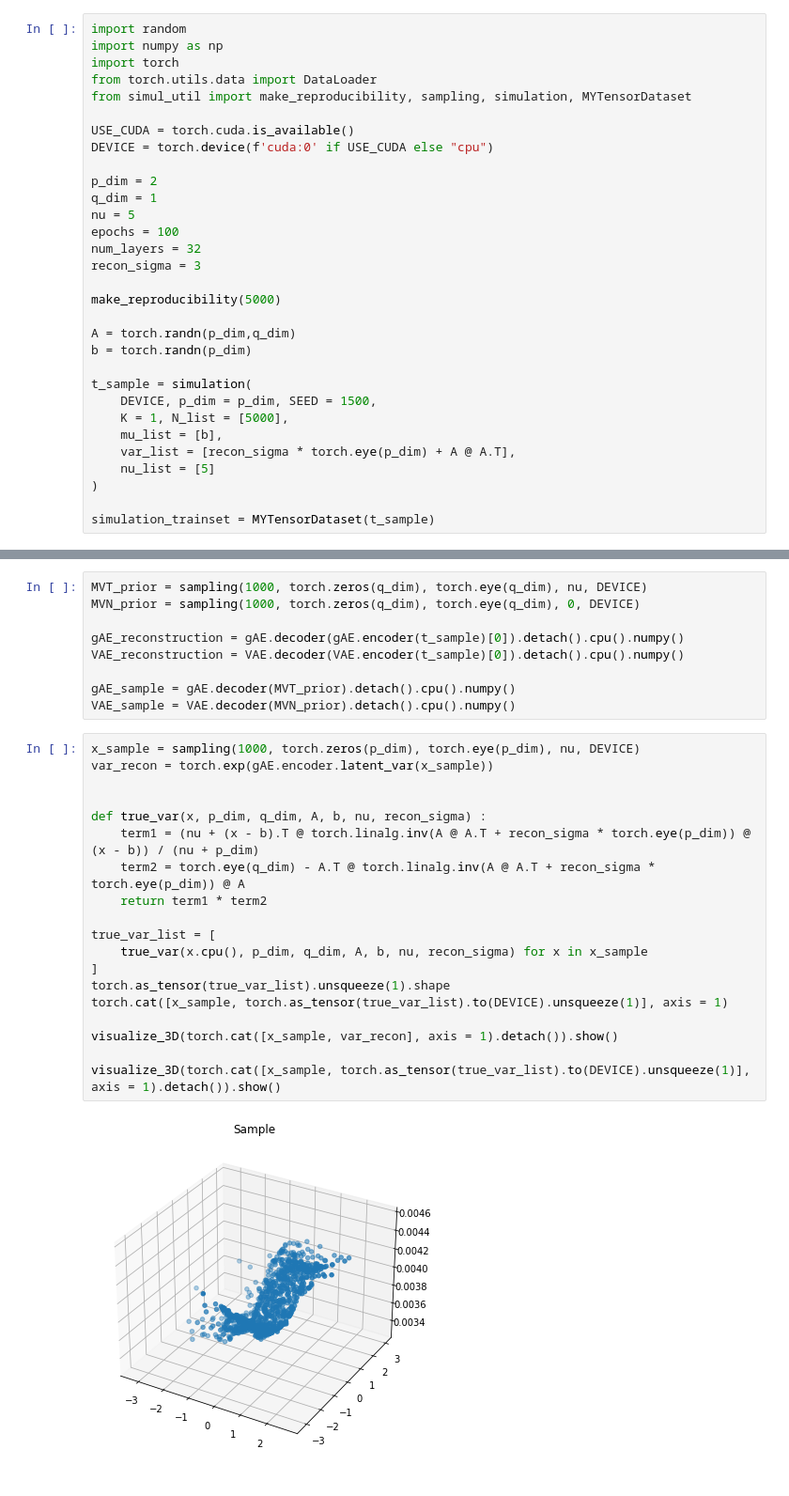
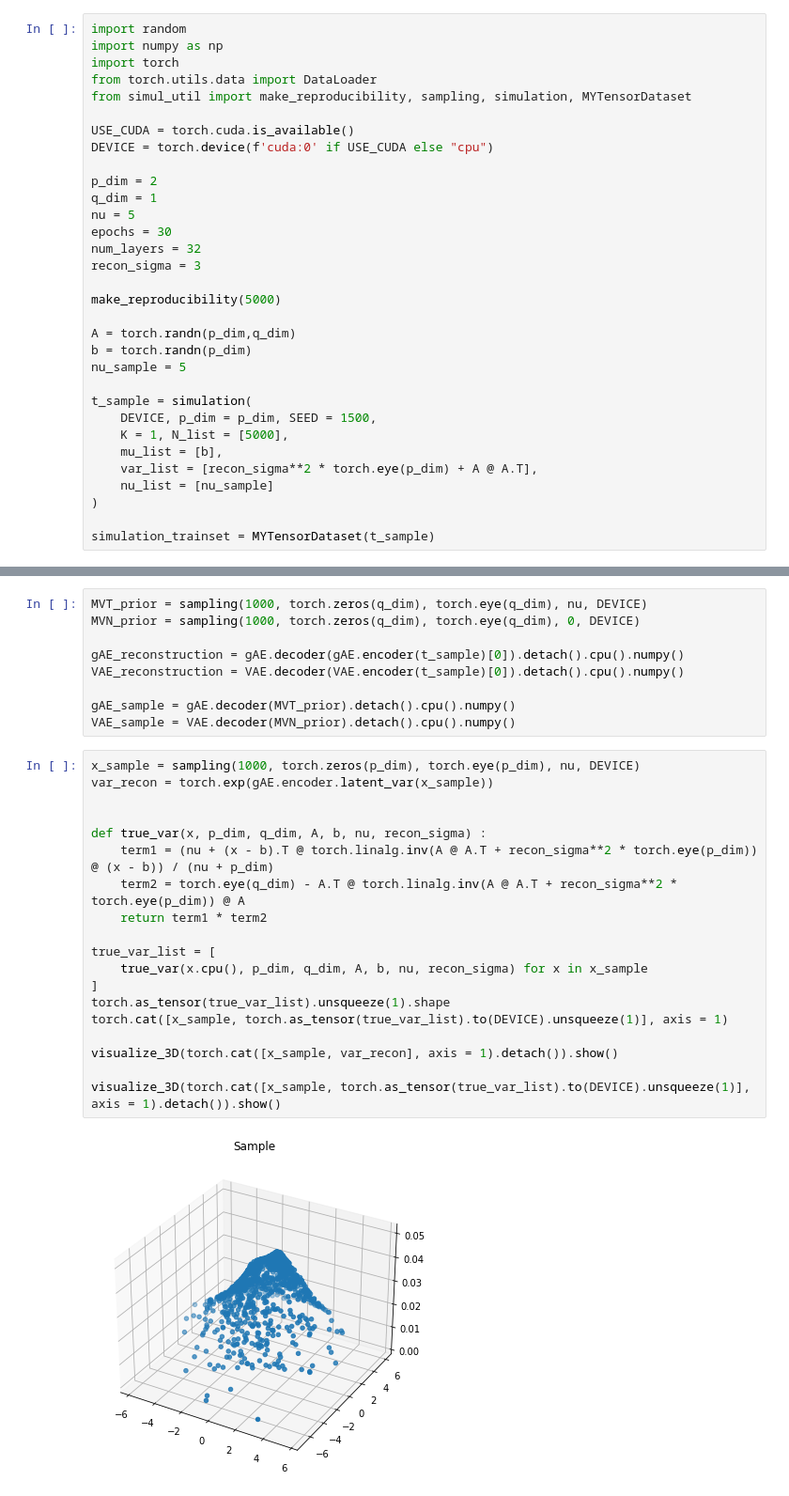
Before and after one commit to Mincheol2/t3VAE, a Jupyter notebook: Simulation_study/Simulation_study.ipynb, the cells around one changed output, grey strips where cells are left out. Shown at 94% size. Cells and saved outputs as stored; diff of their text form.

```diff
--- a/Simulation_study/Simulation_study.ipynb
+++ b/Simulation_study/Simulation_study.ipynb
@@ -110,7 +106,7 @@ DEVICE = torch.device(f'cuda:0' if USE_CUDA else "cpu")
 p_dim = 2
 q_dim = 1
 nu = 5
-epochs = 100
+epochs = 30
 num_layers = 32
 recon_sigma = 3
 
@@ -118,13 +114,14 @@ make_reproducibility(5000)
 
 A = torch.randn(p_dim,q_dim)
 b = torch.randn(p_dim)
+nu_sample = 5
 
 t_sample = simulation(
     DEVICE, p_dim = p_dim, SEED = 1500,
     K = 1, N_list = [5000],
     mu_list = [b],
-    var_list = [recon_sigma * torch.eye(p_dim) + A @ A.T],
-    nu_list = [5]
+    var_list = [recon_sigma**2 * torch.eye(p_dim) + A @ A.T],
+    nu_list = [nu_sample]
 )
 
 simulation_trainset = MYTensorDataset(t_sample)
@@ -196,21 +193,21 @@ VAE_sample = VAE.decoder(MVN_prior).detach().cpu().numpy()
 # %%
 x_sample = sampling(1000, torch.zeros(p_dim), torch.eye(p_dim), nu, DEVICE)
 var_recon = torch.exp(gAE.encoder.latent_var(x_sample))
 
 
 def true_var(x, p_dim, q_dim, A, b, nu, recon_sigma) :
-    term1 = (nu + (x - b).T @ torch.linalg.inv(A @ A.T + recon_sigma * torch.eye(p_dim)) @ (x - b)) / (nu + p_dim)
-    term2 = torch.eye(q_dim) - A.T @ torch.linalg.inv(A @ A.T + recon_sigma * torch.eye(p_dim)) @ A
+    term1 = (nu + (x - b).T @ torch.linalg.inv(A @ A.T + recon_sigma**2 * torch.eye(p_dim)) @ (x - b)) / (nu + p_dim)
+    term2 = torch.eye(q_dim) - A.T @ torch.linalg.inv(A @ A.T + recon_sigma**2 * torch.eye(p_dim)) @ A
     return term1 * term2
 
 true_var_list = [
     true_var(x.cpu(), p_dim, q_dim, A, b, nu, recon_sigma) for x in x_sample
 ]
 torch.as_tensor(true_var_list).unsqueeze(1).shape
 torch.cat([x_sample, torch.as_tensor(true_var_list).to(DEVICE).unsqueeze(1)], axis = 1)
 
 visualize_3D(torch.cat([x_sample, var_recon], axis = 1).detach()).show()
 
 visualize_3D(torch.cat([x_sample, torch.as_tensor(true_var_list).to(DEVICE).unsqueeze(1)], axis = 1).detach()).show()
 # %% [output]
-[figure, old version]
+[figure, new version]
```
Also changed, not shown: parts of 5 cells of this notebook, 1 other file.
